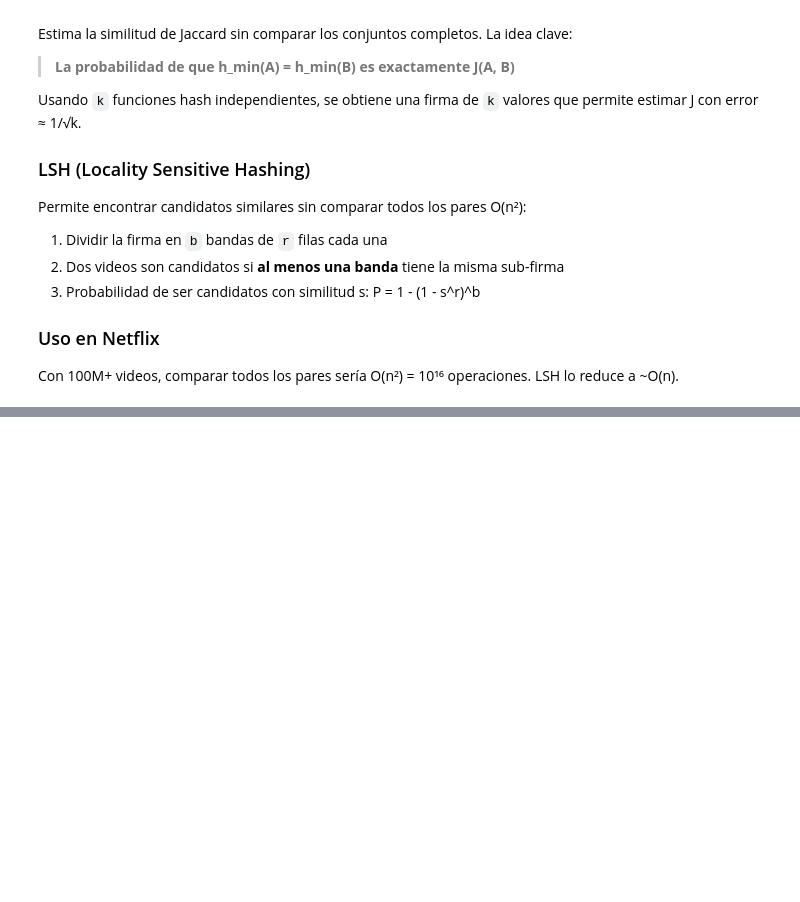
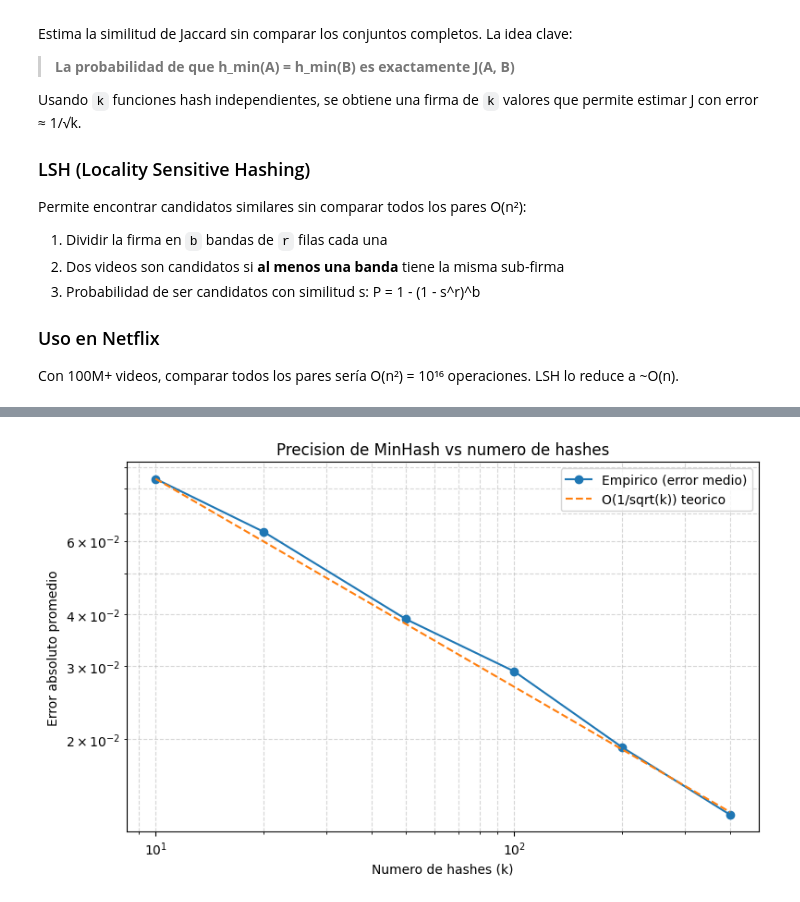
Before and after one commit to Guido-Silva/netflix-streaming-eda, a Jupyter notebook: notebooks/06_lsh_minhash.ipynb, the cells around one changed output, grey strips where cells are left out. Drawn from its saved outputs; the diff is of its cells as text; code cells hidden in the pictures; blank space fills up the shorter version.

```diff
--- a/notebooks/06_lsh_minhash.ipynb
+++ b/notebooks/06_lsh_minhash.ipynb
@@ -99,65 +181,33 @@ for num_h in num_hashes_list:
 # %%
-import matplotlib.pyplot as plt
-import numpy as np
+# -------------------------------
+# Grafico log-log
+# -------------------------------
+plt.figure(figsize=(8, 5))
+plt.loglog(num_hashes_list, means, 'o-', label='Empirico (error medio)')
+plt.loglog(num_hashes_list, theoretical_scaled, '--', label='O(1/sqrt(k)) teorico')
+plt.xlabel('Numero de hashes (k)')
+plt.ylabel('Error absoluto promedio')
+plt.title('Precision de MinHash vs numero de hashes')
+plt.legend()
+plt.grid(True, which='both', ls='--', alpha=0.5)
+plt.tight_layout()
+plt.savefig(INFORME_DIR / 'lsh_error_loglog.png', dpi=120, bbox_inches='tight')
+plt.show()
 
-fig, axes = plt.subplots(1, 2, figsize=(14, 5))
-
-# Grafico 1: Error vs Número de Hashes
-axes[0].plot(num_hashes_list, errores_por_hashes, 'bo-', label='Error observado', linewidth=2, markersize=8)
-ref_teorica = [1/k**0.5 for k in num_hashes_list]
-axes[0].plot(num_hashes_list, ref_teorica, 'r--', label='1/√k (teórico)', linewidth=2)
-axes[0].set_xlabel('Número de Hashes (k)')
-axes[0].set_ylabel('Error Absoluto Promedio')
-axes[0].set_title('Precisión de MinHash vs Número de Hashes')
-axes[0].legend()
-axes[0].grid(True, alpha=0.3)
-
-# Grafico 2: Matriz de similitud entre videos
-random.seed(42)
-lsh = LSHMinHash(num_hashes=100, num_bands=20)
-videos_nombre = ['Stranger Things', 'Dark', 'Squid Game', 'Alice Borderland',
-                 'La Casa Papel', 'Money Heist', 'The Crown', 'Bridgerton']
-n_v = len(videos_nombre)
-grupos_usuarios = [
-    set(random.sample(todos_usuarios, 100)),
-    set(random.sample(todos_usuarios, 100)),
-    set(random.sample(todos_usuarios, 90)),
-    set(random.sample(todos_usuarios, 90)),
-    set(random.sample(todos_usuarios, 80)),
-    set(random.sample(todos_usuarios, 80)),
-    set(random.sample(todos_usuarios, 70)),
-    set(random.sample(todos_usuarios, 70)),
-]
-# Hacer pares similares compartiendo usuarios
-for i in [0,2,4,6]:
-    base = grupos_usuarios[i]
-    otros = [u for u in todos_usuarios if u not in base]
-    comunes = set(random.sample(list(base), int(len(base)*0.7)))
-    grupos_usuarios[i+1] = comunes | set(random.sample(otros, len(base) - len(comunes)))
-
-vid_ids = [f'v{i}' for i in range(n_v)]
-for vid_id, usuarios in zip(vid_ids, grupos_usuarios):
-    lsh.add_video(vid_id, usuarios)
-
-matriz_sim = np.zeros((n_v, n_v))
-for i in range(n_v):
-    for j in range(n_v):
-        matriz_sim[i][j] = lsh.jaccard_similarity(grupos_usuarios[i], grupos_usuarios[j])
-
-im = axes[1].imshow(matriz_sim, cmap='Blues', vmin=0, vmax=1)
-axes[1].set_xticks(range(n_v))
-axes[1].set_yticks(range(n_v))
-axes[1].set_xticklabels([v[:10] for v in videos_nombre], rotation=45, ha='right')
-axes[1].set_yticklabels([v[:10] for v in videos_nombre])
-axes[1].set_title('Matriz de Similitud de Jaccard entre Videos')
-plt.colorbar(im, ax=axes[1], label='Similitud Jaccard')
-
-for i in range(n_v):
-    for j in range(n_v):
-        axes[1].text(j, i, f'{matriz_sim[i][j]:.2f}', ha='center', va='center',
-                    color='black' if matriz_sim[i][j] < 0.5 else 'white', fontsize=7)
-
-plt.suptitle('Análisis LSH + MinHash — Sistema de Recomendaciones Netflix', fontsize=13, fontweight='bold')
+# -------------------------------
+# Barras de error
+# -------------------------------
+plt.figure(figsize=(8, 5))
+plt.errorbar(num_hashes_list, means, yerr=stds, fmt='o-', capsize=4, label='Error +/- std')
+plt.xscale('log')
+plt.yscale('log')
+plt.xlabel('k')
+plt.ylabel('Error')
+plt.title('Error medio +/- desviacion estandar')
+plt.legend()
+plt.grid(True, which='both', ls='--', alpha=0.5)
 plt.tight_layout()
-plt.savefig('lsh_minhash_analysis.png', dpi=100, bbox_inches='tight')
+plt.savefig(INFORME_DIR / 'lsh_error_std.png', dpi=120, bbox_inches='tight')
 plt.show()
+# %% [output]
+[figure, added]
```
Also changed, not shown: parts of 6 cells of this notebook, 9 other files.
